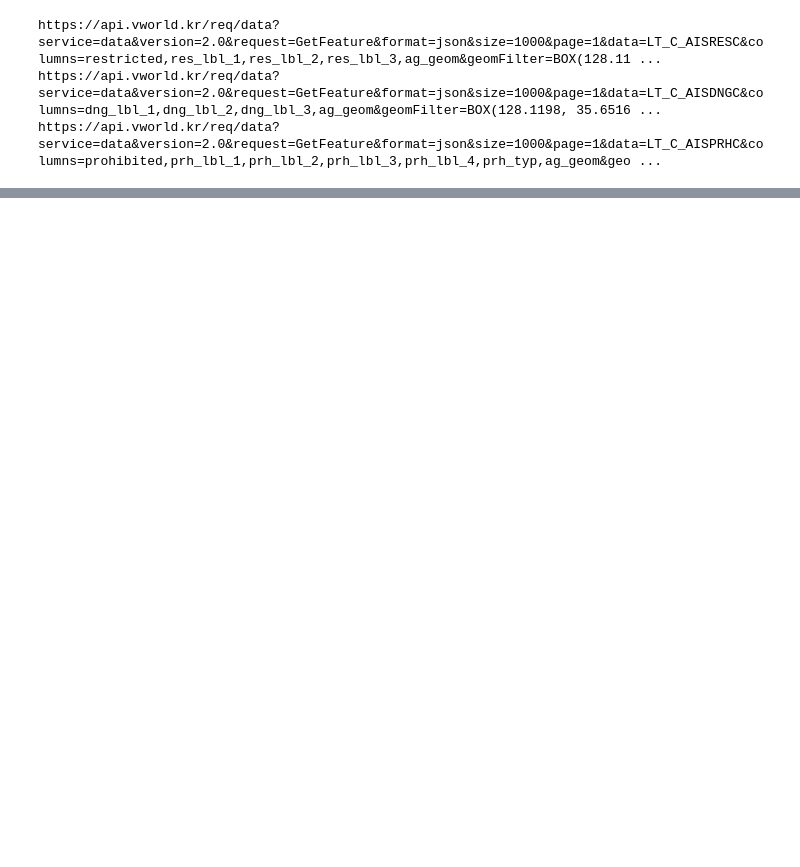
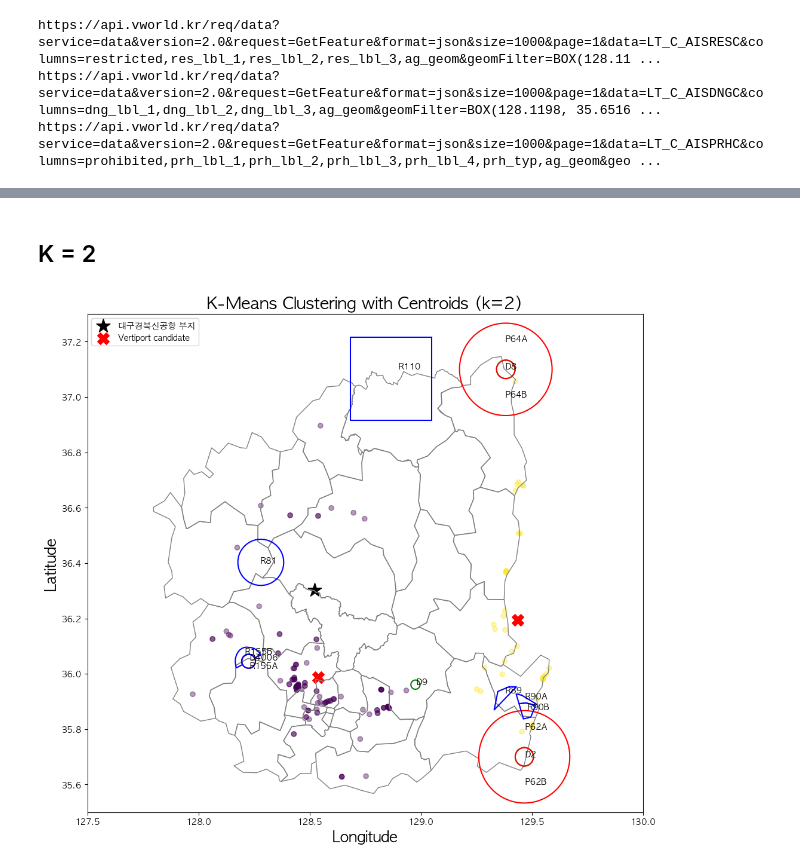
Before and after one commit to HowveYoobin/Big_Data_Design, a Jupyter notebook: Team_project/mapping.ipynb, the cells around one changed output, grey strips where cells are left out. Drawn from its saved outputs; the diff is of its cells as text; code cells hidden in the pictures; blank space fills up the shorter version.

```diff
--- a/Team_project/mapping.ipynb
+++ b/Team_project/mapping.ipynb
@@ -66,2 +47,8 @@ data.folium_visualize(5000, centroids_df, prh_rev, restricted_rev, danger_rev)
 # %% [output]
 [interactive output not drawn]
+# %% [markdown]
+## K = 2
+# %%
+warehouse_df2, centroids_df2 = data.Kmeans(2, danger, prohibited, restricted, slope = False, save=True)
+# %% [output]
+[figure, added]
```
Also changed, not shown: parts of 30 cells of this notebook, 14 other files.
